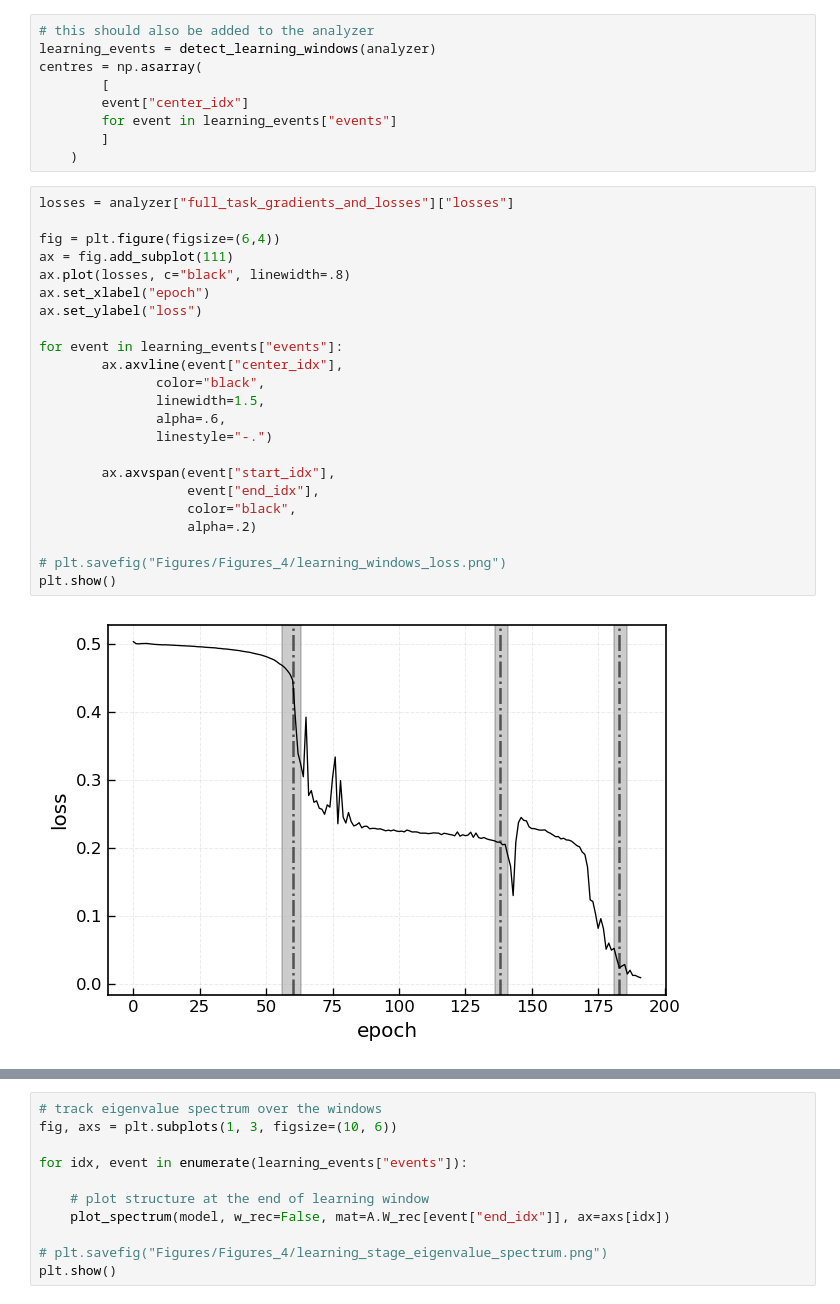
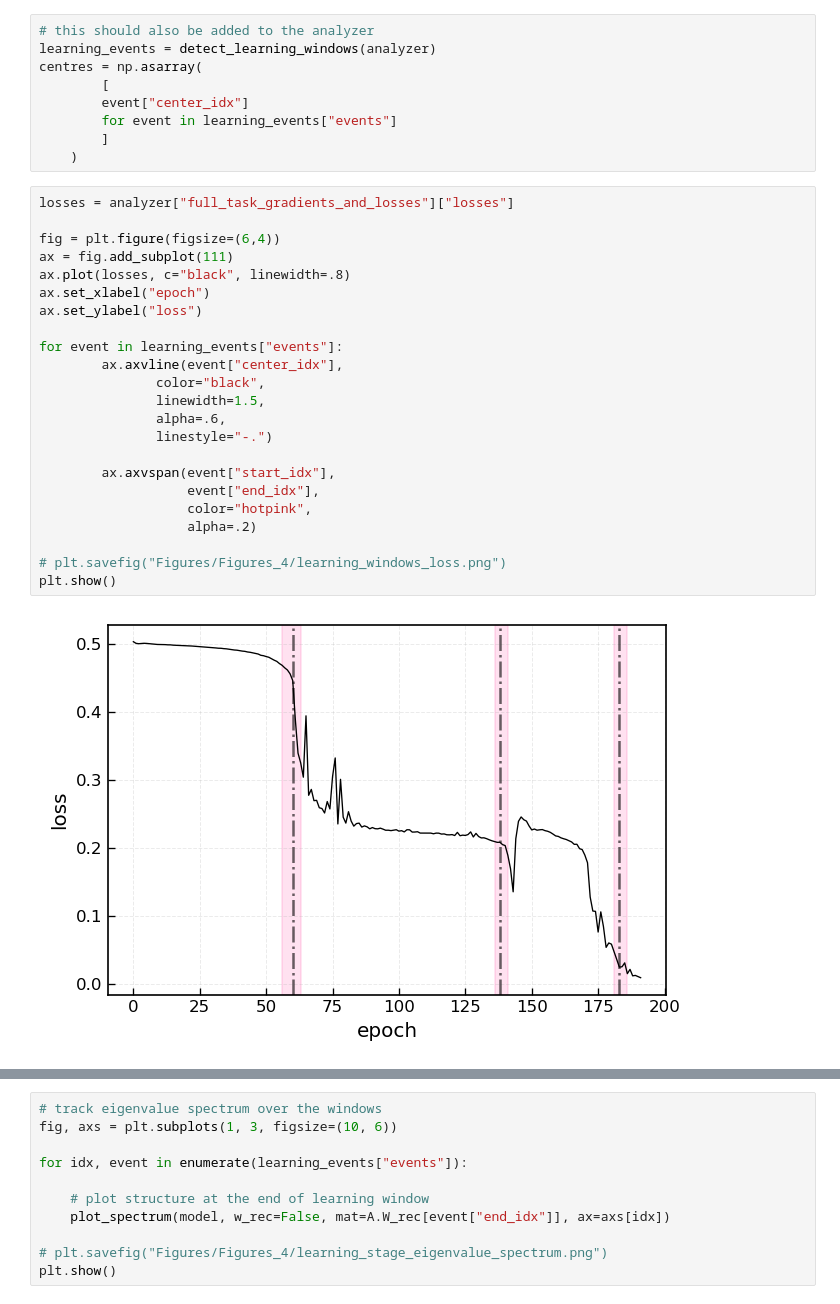
Before and after one commit to trintingnant/attractor_recycling_rnns, a Jupyter notebook: figure_generation/tutorial_training_dynamics.ipynb, the cells around one changed output, grey strips where cells are left out. Drawn from its saved outputs; the diff is of its cells as text.

```diff
--- a/figure_generation/tutorial_training_dynamics.ipynb
+++ b/figure_generation/tutorial_training_dynamics.ipynb
@@ -124,25 +124,25 @@ centres = np.asarray(
 # %%
 losses = analyzer["full_task_gradients_and_losses"]["losses"]
 
 fig = plt.figure(figsize=(6,4))
 ax = fig.add_subplot(111)
 ax.plot(losses, c="black", linewidth=.8)
 ax.set_xlabel("epoch")
 ax.set_ylabel("loss")
 
 for event in learning_events["events"]:
         ax.axvline(event["center_idx"],
                color="black",
                linewidth=1.5,
                alpha=.6,
                linestyle="-.")
 
         ax.axvspan(event["start_idx"],
                    event["end_idx"],
-                   color="black",
+                   color="hotpink",
                    alpha=.2)
 
 # plt.savefig("Figures/Figures_4/learning_windows_loss.png")
 plt.show()
 # %% [output]
-[figure, old version]
+[figure, new version]
```
Also changed, not shown: parts of 18 cells of this notebook.
